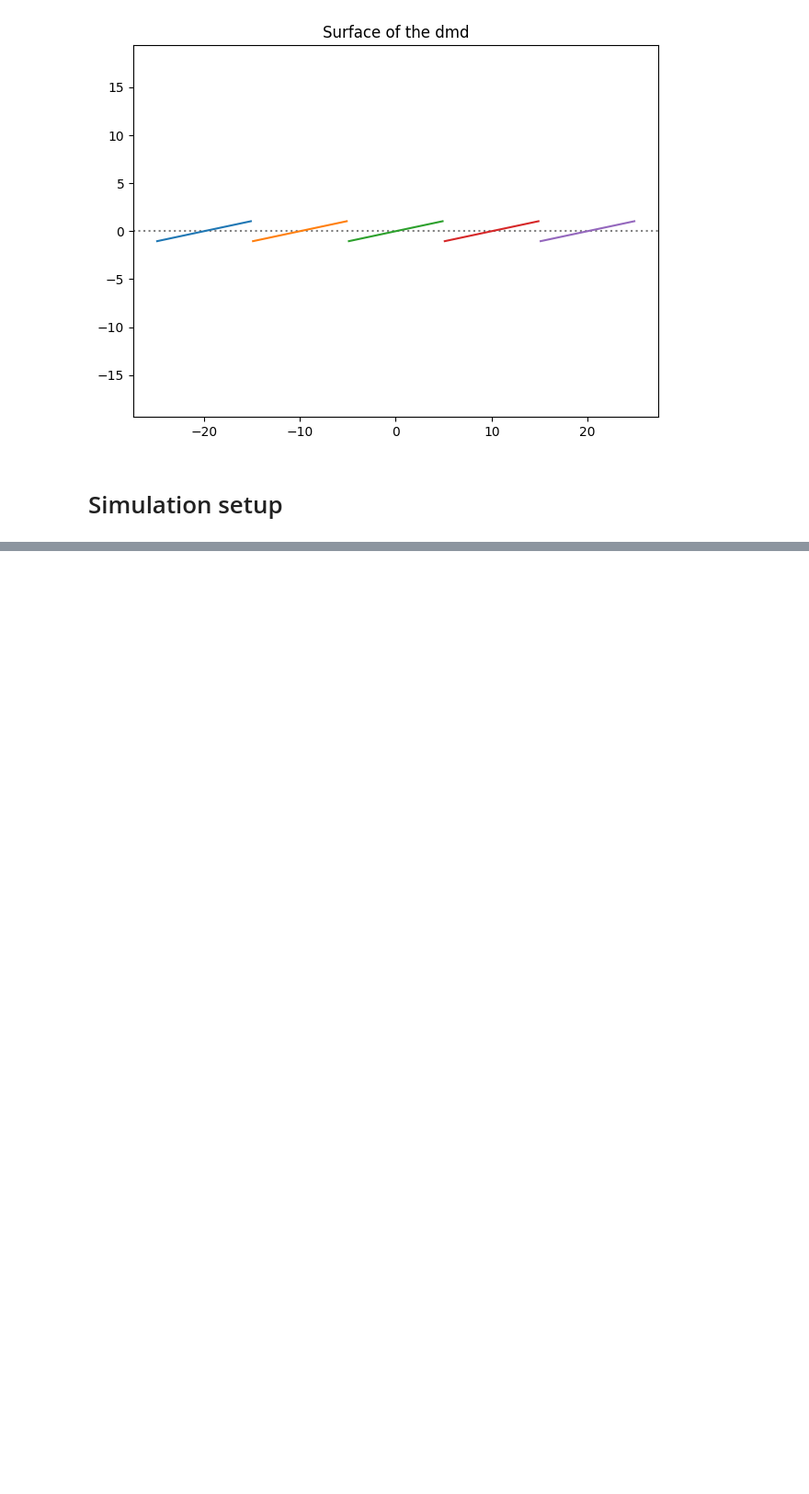
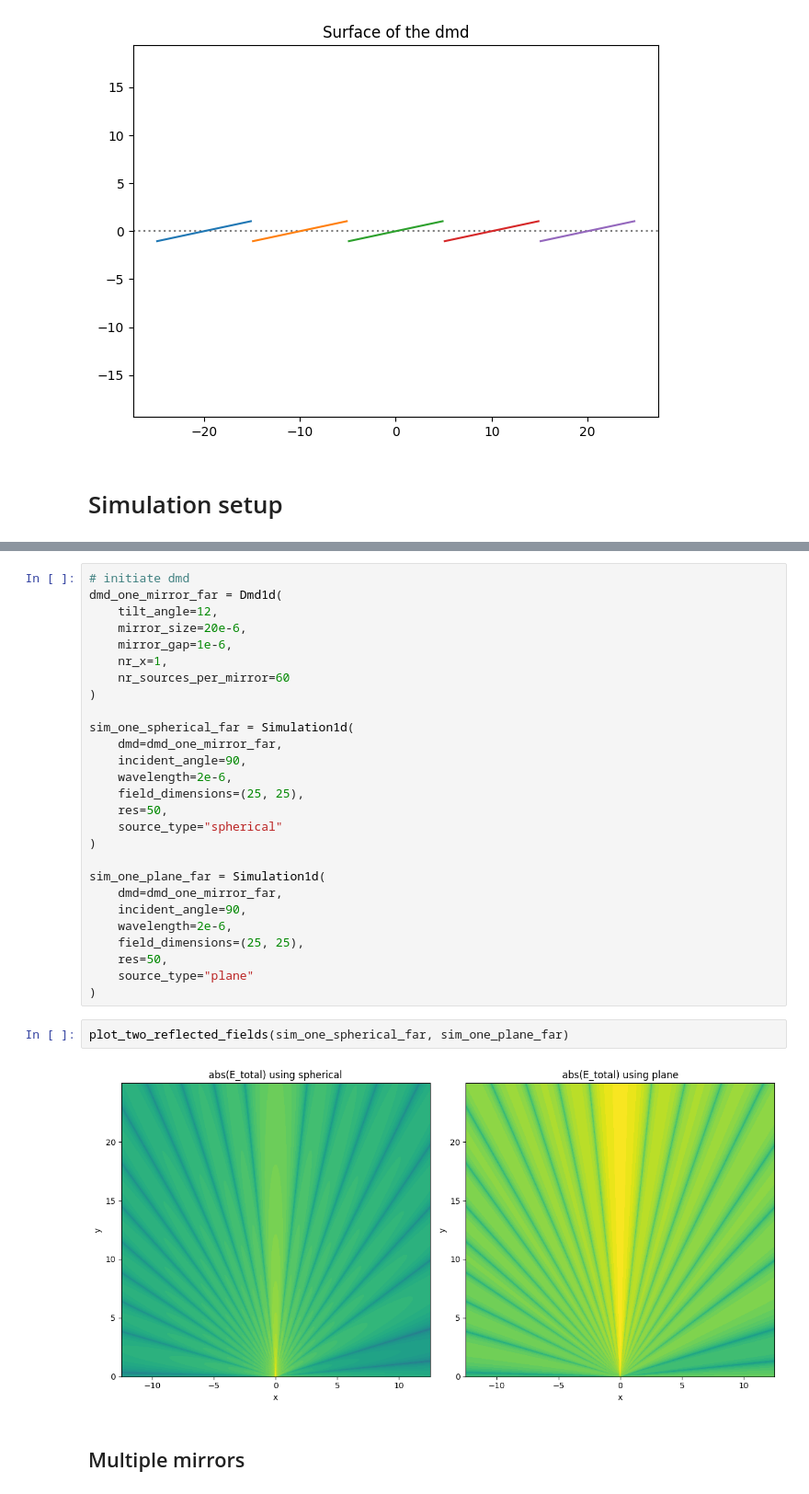
Before and after one commit to simon-fredrich/dmd_simulator, a Jupyter notebook: src/simulation_1d.ipynb, the cells around one changed output, grey strips where cells are left out. Shown at 92% size. Cells and saved outputs as stored; diff of their text form; blank space fills up the shorter version.

```diff
--- a/src/simulation_1d.ipynb
+++ b/src/simulation_1d.ipynb
@@ -80,0 +151,33 @@ plt.show()
+# %%
+# initiate dmd
+dmd_one_mirror_far = Dmd1d(
+    tilt_angle=12,
+    mirror_size=20e-6,
+    mirror_gap=1e-6,
+    nr_x=1,
+    nr_sources_per_mirror=60
+)
+
+sim_one_spherical_far = Simulation1d(
+    dmd=dmd_one_mirror_far,
+    incident_angle=90,
+    wavelength=2e-6,
+    field_dimensions=(25, 25),
+    res=50,
+    source_type="spherical"
+)
+
+sim_one_plane_far = Simulation1d(
+    dmd=dmd_one_mirror_far,
+    incident_angle=90,
+    wavelength=2e-6,
+    field_dimensions=(25, 25),
+    res=50,
+    source_type="plane"
+)
+# %%
+plot_two_reflected_fields(sim_one_spherical_far, sim_one_plane_far)
+# %% [output]
+[figure, added]
+# %% [markdown]
+## Multiple mirrors
```
Also changed, not shown: parts of 13 cells of this notebook, 9 other files.
